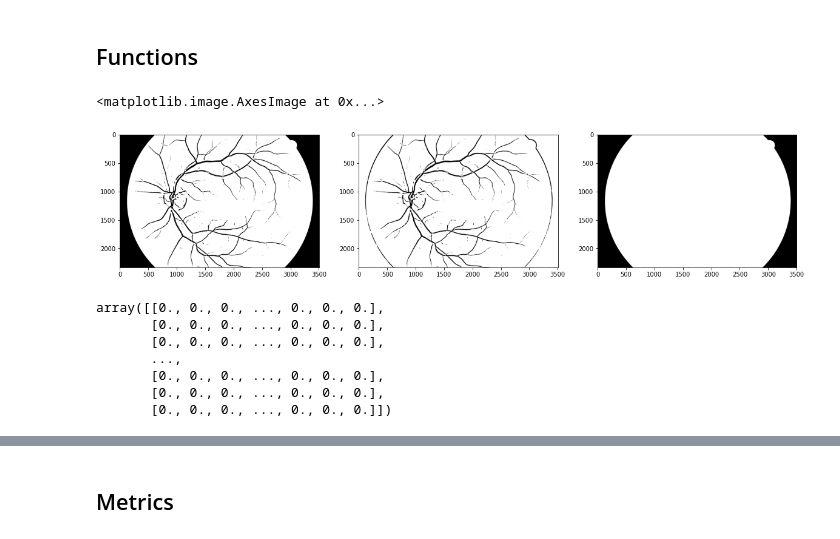
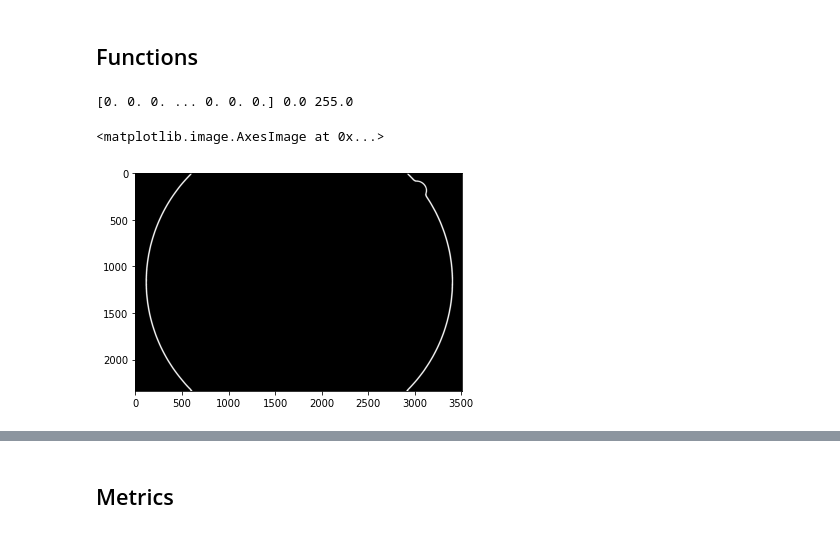
Before and after one commit to Ag0r9/Segmenting-Retinal-Blood-Vessels, a Jupyter notebook: notebooks/classic_CV.ipynb, the cells around one changed output, grey strips where cells are left out. Drawn from its saved outputs; the diff is of its cells as text; code cells hidden in the pictures.

```diff
--- a/notebooks/classic_CV.ipynb
+++ b/notebooks/classic_CV.ipynb
@@ -25,11 +26,11 @@ data = {
 }
 for file in files:
     if file.endswith('h.jpg'):
-        data['original'].append(cv2.imread(f'{path}{file}')/255.0)
+        data['original'].append(cv2.imread(f'{path}{file}'))
     elif file.endswith('h.tif'):
-        data['labeled'].append(cv2.imread(f'{path}{file}',0)/255.0)
+        data['labeled'].append(cv2.imread(f'{path}{file}',0))
     elif file.endswith('h_mask.tif'):
-        data['mask'].append(cv2.imread(f'{path}{file}',0)/255.0)
+        data['mask'].append(cv2.imread(f'{path}{file}',0))
 # %%
 for type_ in data:
     print(len(data[type_]))
@@ -90,41 +91,20 @@ for subplot, title, channel in zip(subplots, titles, channels):
 [figure]
 # %% [markdown]
 ## Functions
-# %%
-plt.figure(figsize=(20,12))
-def remove_noise(image):
-    # noise_mask = np.ones(image.shape[:2], dtype="uint8")
-    # contours, hierarchy = cv2.findContours(image.copy(),cv2.RETR_LIST,cv2.CHAIN_APPROX_SIMPLE)
-    # for contour in contours:
-    #     if cv2.contourArea(contour) <= 200:
-    #         cv2.drawContours(noise_mask, [contour], -1, 0, -1)
-    return denoise_tv_chambolle(image, weight=0.1, channel_axis=-1)
-
-def create_result(image, mask):
-    filtered = frangi(image)
-    filtered_min, filtered_max = filtered.min(), filtered.max()
-    image = (1-(filtered-filtered_min)/(filtered_max-filtered_min))
-    _, image = cv2.threshold(image, 0.95, 1, cv2.THRESH_BINARY)
-    _, new_image = cv2.threshold(image+mask-1, 0.95, 1, cv2.THRESH_BINARY)
-    return new_image, image, mask
-test_image, old_image, mask = create_result(testing_subject_color['g'], testing_subject_mask)
-# plt.imshow(test_image, cmap='gray')
-plt.subplot(131)
-plt.imshow(test_image, cmap='gray')
-plt.subplot(132)
-plt.imshow(old_image, cmap='gray')
-plt.subplot(133)
-plt.imshow(mask-1, cmap='gray')
-# %% [output]
-<matplotlib.image.AxesImage at 0x...>
-[figure, removed]
-# %%
-testing_subject_mask
-# %% [output]
-array([[0., 0., 0., ..., 0., 0., 0.],
-       [0., 0., 0., ..., 0., 0., 0.],
-       [0., 0., 0., ..., 0., 0., 0.],
-       ...,
-       [0., 0., 0., ..., 0., 0., 0.],
-       [0., 0., 0., ..., 0., 0., 0.],
-       [0., 0., 0., ..., 0., 0., 0.]])
+# %%
+def normalize(image):
+    filtered_min, filtered_max = image.min(), image.max()
+    return ((image-filtered_min)/(filtered_max-filtered_min))*255
+
+# plt.imshow(cv2.threshold(difference_of_gaussians(frangi(testing_subject_mask), 8), 230, 255, cv2.THRESH_BINARY), cmap='gray')
+# picture = normalize(difference_of_gaussians(frangi(testing_subject_mask), 8))
+picture = (frangi(testing_subject_mask))
+picture = cv2.blur(picture, (30, 30))
+picture = normalize(picture)
+_, picture = cv2.threshold(picture, 190, 255, cv2.THRESH_BINARY)
+print(picture[0], picture.min(), picture.max())
+plt.imshow(picture, cmap='gray')
+# %% [output]
+[0. 0. 0. ... 0. 0. 0.] 0.0 255.0
+<matplotlib.image.AxesImage at 0x...>
+[figure, added]
```
Also changed, not shown: parts of 8 cells of this notebook, 1 other file.
